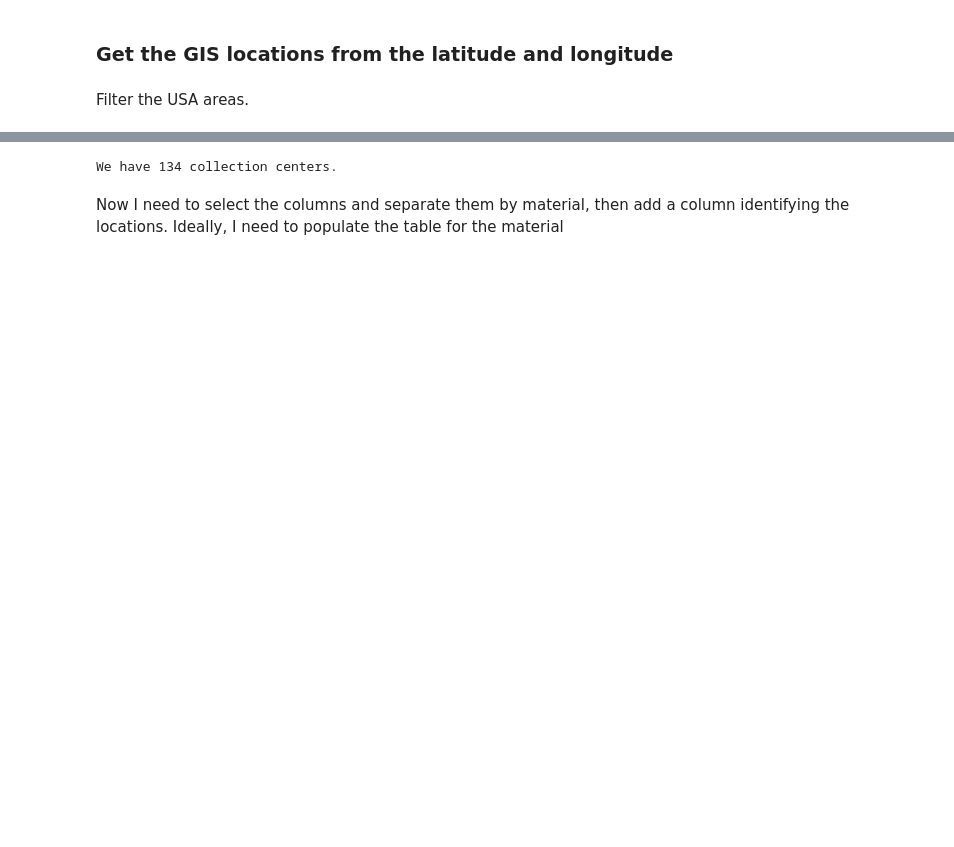
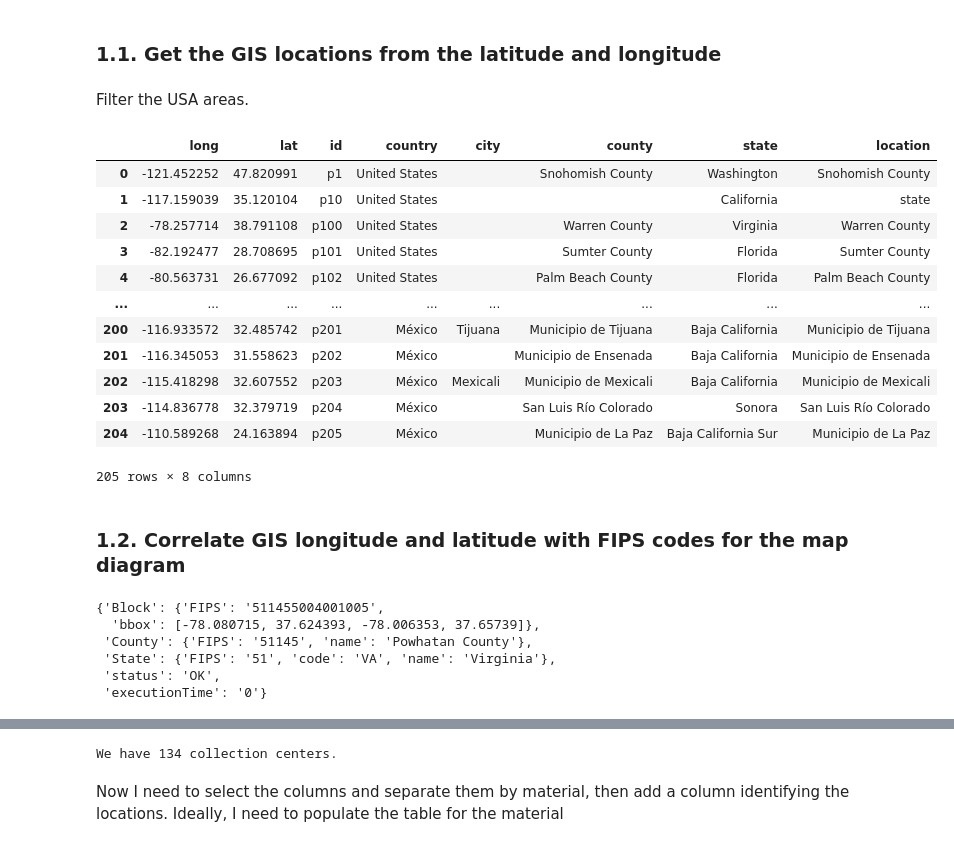
Before and after one commit to macmribo/RICE, a Jupyter notebook: data/data_preprocess.ipynb, the cells around one changed output, grey strips where cells are left out. Drawn from its saved outputs; the diff is of its cells as text; code cells hidden in the pictures; blank space fills up the shorter version.

```diff
--- a/data/data_preprocess.ipynb
+++ b/data/data_preprocess.ipynb
@@ -12,5 +15,5 @@ geolocator = Nominatim(user_agent="geoapiExercises")
 # %% [markdown]
-### Get the GIS locations from the latitude and longitude
+### 1.1. Get the GIS locations from the latitude and longitude
 # %% [markdown]
 Filter the USA areas.
 # %%
@@ -41,4 +44,22 @@ def city_state_country(row):
 GIS = GIS.apply(city_state_country, axis=1)
+# %%
+GIS
+# %% [output]
+|  | long | lat | id | country | city | county | state | location |
+| 0 | -121.452252 | 47.820991 | p1 | United States |  | Snohomish County | Washington | Snohomish County |
+| 1 | -117.159039 | 35.120104 | p10 | United States |  |  | California | state |
+| 2 | -78.257714 | 38.791108 | p100 | United States |  | Warren County | Virginia | Warren County |
+| 3 | -82.192477 | 28.708695 | p101 | United States |  | Sumter County | Florida | Sumter County |
+| 4 | -80.563731 | 26.677092 | p102 | United States |  | Palm Beach County | Florida | Palm Beach County |
+| ... | ... | ... | ... | ... | ... | ... | ... | ... |
+| 200 | -116.933572 | 32.485742 | p201 | México | Tijuana | Municipio de Tijuana | Baja California | Municipio de Tijuana |
+| 201 | -116.345053 | 31.558623 | p202 | México |  | Municipio de Ensenada | Baja California | Municipio de Ensenada |
+| 202 | -115.418298 | 32.607552 | p203 | México | Mexicali | Municipio de Mexicali | Baja California | Municipio de Mexicali |
+| 203 | -114.836778 | 32.379719 | p204 | México |  | San Luis Río Colorado | Sonora | San Luis Río Colorado |
+| 204 | -110.589268 | 24.163894 | p205 | México |  | Municipio de La Paz | Baja California Sur | Municipio de La Paz |
+205 rows × 8 columns
 # %%
 GIS_us_long_lat = GIS_us[['long', 'lat']]
 GIS_us_id = GIS_us[['id']]
+# %% [markdown]
+### 1.2. Correlate GIS longitude and latitude with FIPS codes for the map diagram
@@ -44,0 +88,9 @@ GIS_us_id = GIS_us[['id']]
+# %%
+data
+# %% [output]
+{'Block': {'FIPS': '511455004001005',
+  'bbox': [-78.080715, 37.624393, -78.006353, 37.65739]},
+ 'County': {'FIPS': '51145', 'name': 'Powhatan County'},
+ 'State': {'FIPS': '51', 'code': 'VA', 'name': 'Virginia'},
+ 'status': 'OK',
+ 'executionTime': '0'}
```
Also changed, not shown: parts of 110 cells of this notebook, 57 other files.
